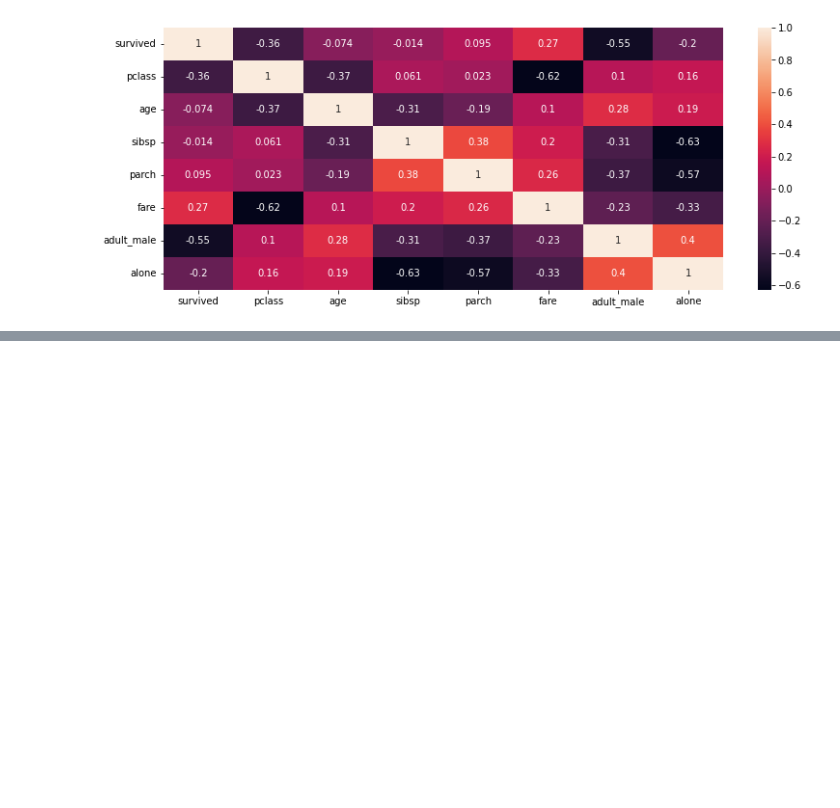
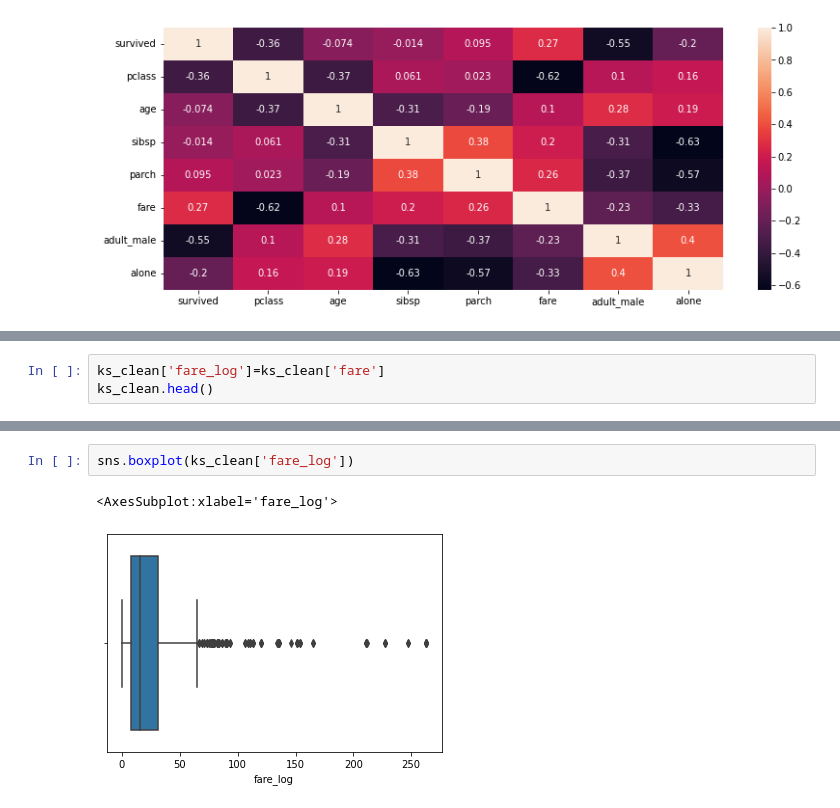
Before and after one commit to Faizack/Data-Science-with-Python, a Jupyter notebook: EDA (Day-14)/EDA.ipynb, the cells around one changed output, grey strips where cells are left out. Drawn from its saved outputs; the diff is of its cells as text; blank space fills up the shorter version.

```diff
--- a/EDA (Day-14)/EDA.ipynb
+++ b/EDA (Day-14)/EDA.ipynb
@@ -357,0 +367,3 @@ sns.heatmap(corr_ks_clean,annot=True)
+# %%
+ks_clean['fare_log']=ks_clean['fare']
+ks_clean.head()
@@ -357,0 +377,5 @@ sns.heatmap(corr_ks_clean,annot=True)
+# %%
+sns.boxplot(ks_clean['fare_log'])
+# %% [output]
+<AxesSubplot:xlabel='fare_log'>
+[figure, added]
```
Also changed, not shown: parts of 7 cells of this notebook, 2 other files.
